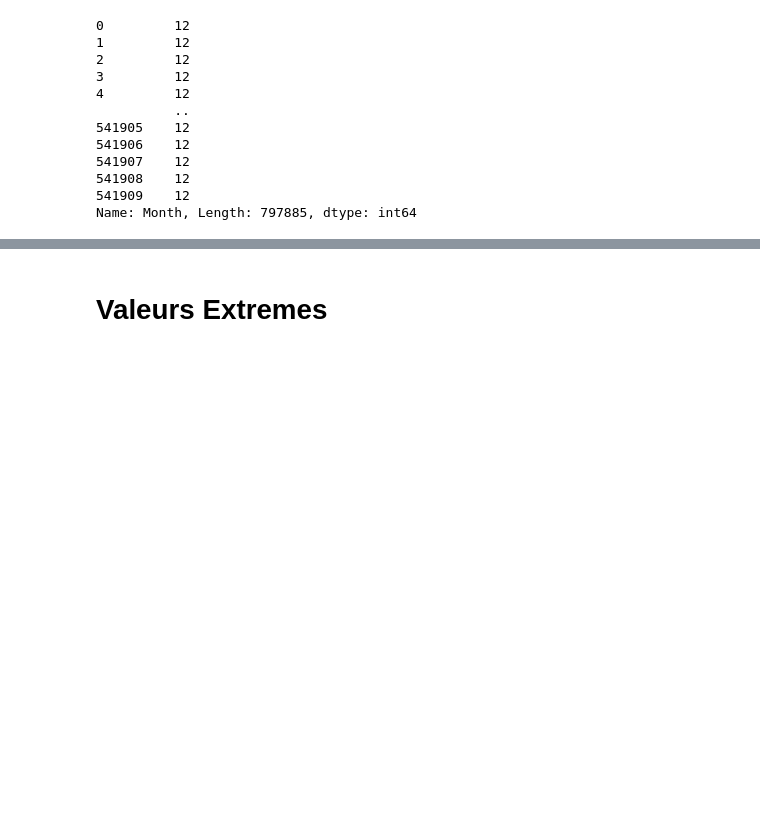
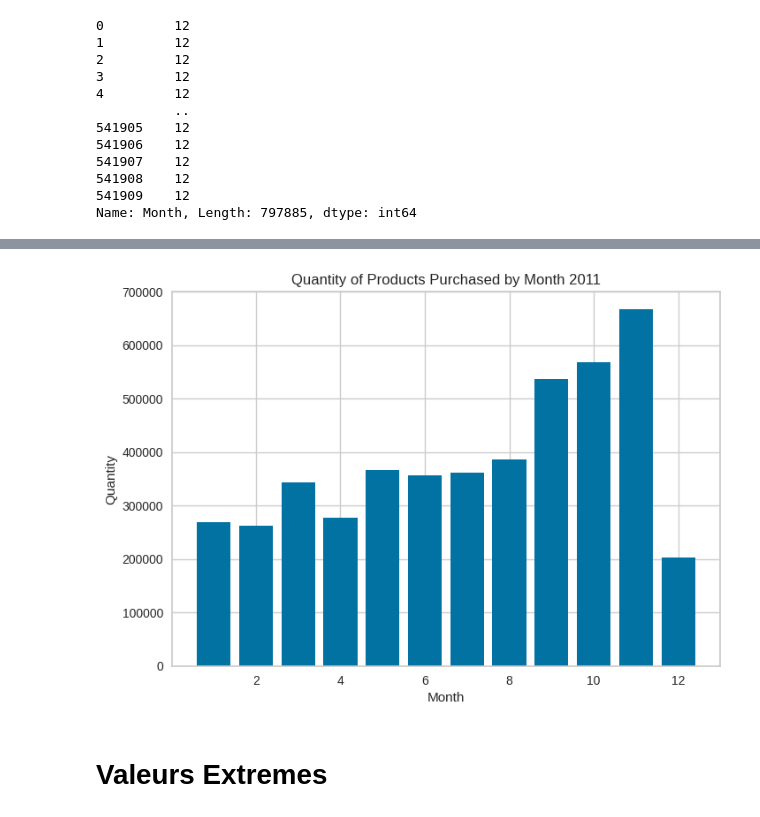
Before and after one commit to Noura-ou/projet_segmentation_client, a Jupyter notebook: src/test_ahmad.ipynb, the cells around one changed output, grey strips where cells are left out. Drawn from its saved outputs; the diff is of its cells as text; code cells hidden in the pictures; blank space fills up the shorter version.

```diff
--- a/src/test_ahmad.ipynb
+++ b/src/test_ahmad.ipynb
@@ -239,3 +255,20 @@ plt.show()
+# %%
+quantity_by_month_2011 = df[df['Year'] == 2011].groupby('Month')['Quantity'].sum()
+import pandas as pd
+import matplotlib.pyplot as plt
+
+
+# Calculer la somme de la quantité par mois
+
+
+# Créer l'histogramme
+plt.bar(quantity_by_month_2011.index, quantity_by_month_2011.values)
+plt.xlabel('Month')
+plt.ylabel('Quantity')
+plt.title('Quantity of Products Purchased by Month 2011')
+plt.show()
+# %% [output]
+[figure, added]
 # %% [markdown]
 # Valeurs Extremes
 # %% [markdown]
```
Also changed, not shown: parts of 30 cells of this notebook, 1 other file.
